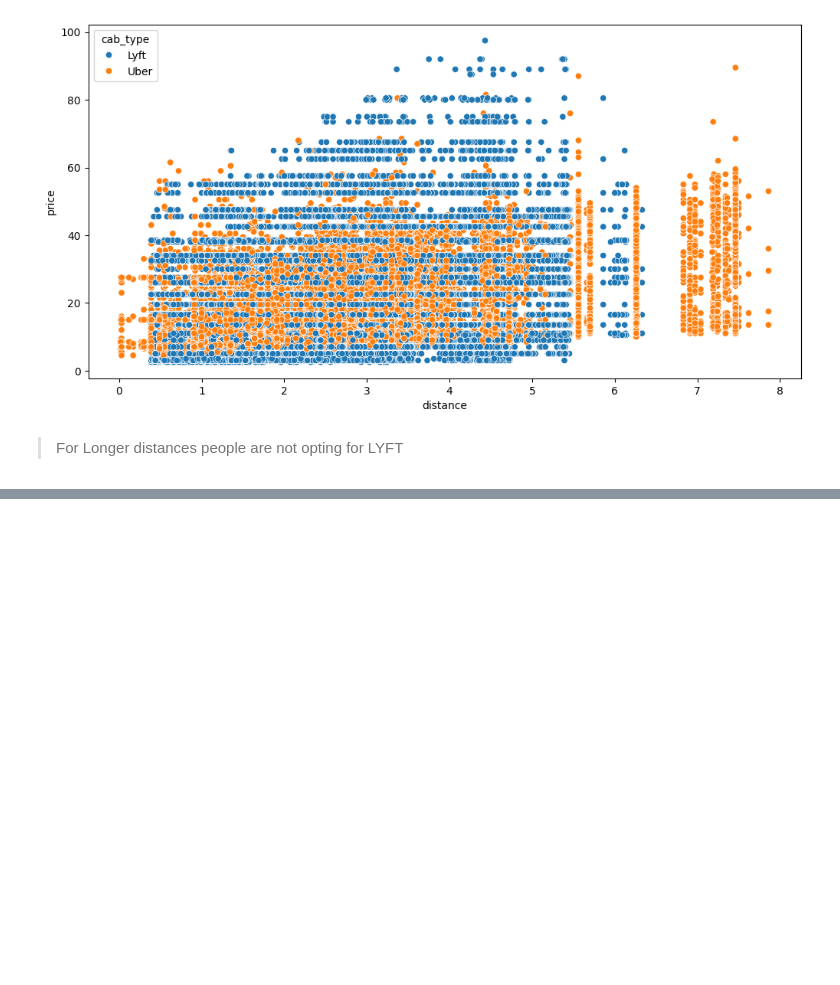
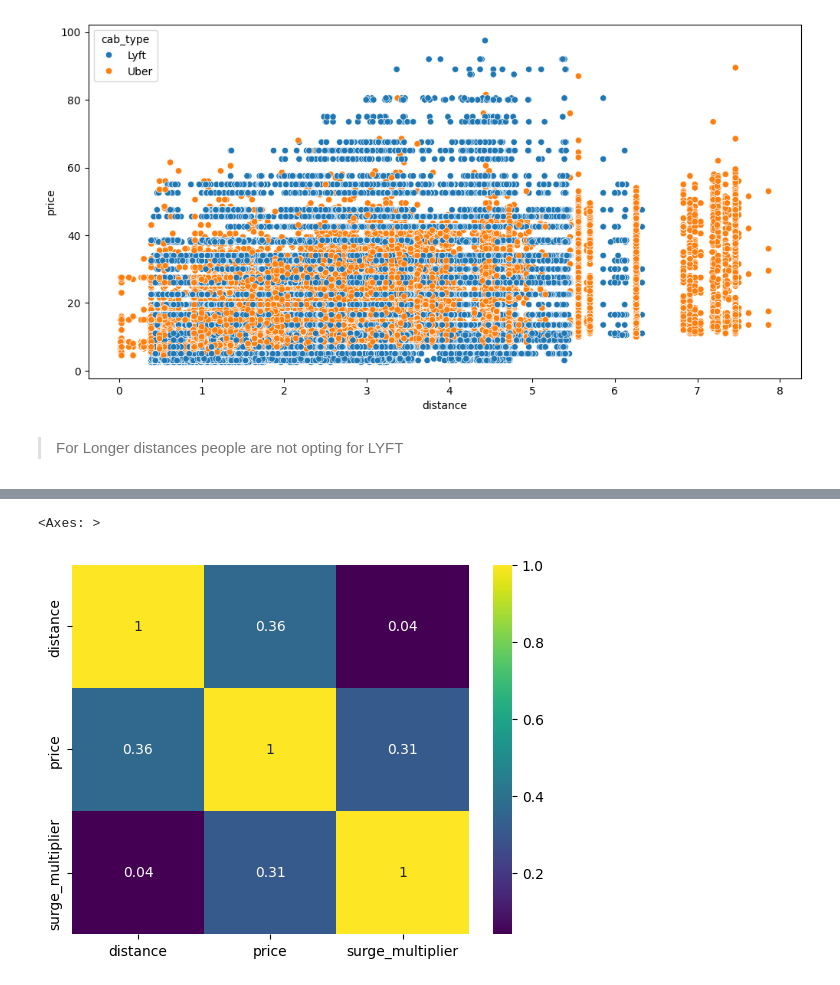
Before and after one commit to mkr9395/nyc-taxi-fare-prediction, a Jupyter notebook: notebooks/data_cleaning.ipynb, the cells around one changed output, grey strips where cells are left out. Saved outputs shown, nothing was run; the diff lists cells and outputs as text; code cells hidden in the pictures; blank space fills up the shorter version.

```diff
--- a/notebooks/data_cleaning.ipynb
+++ b/notebooks/data_cleaning.ipynb
@@ -867,0 +901,5 @@ sns.scatterplot(data=new_df,x = 'distance',y='price',hue='cab_type')
+# %%
+sns.heatmap(lyft_df_corr.corr() , cmap="viridis",annot=True)
+# %% [output]
+<Axes: >
+[figure, added]
```
Also changed, not shown: parts of 24 cells of this notebook.
